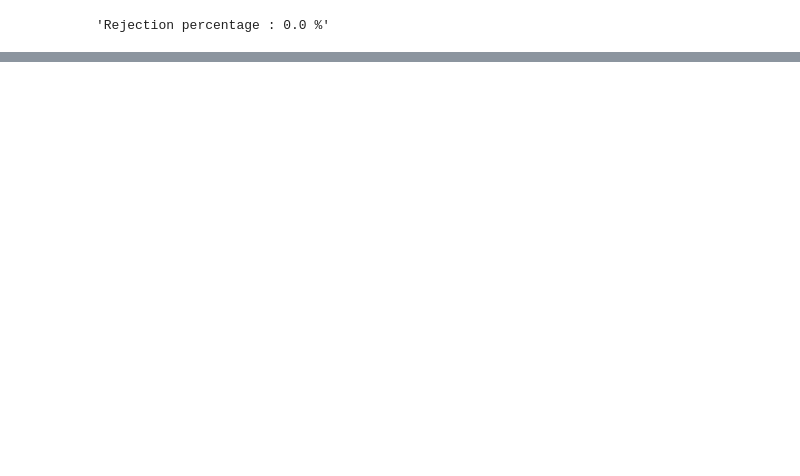
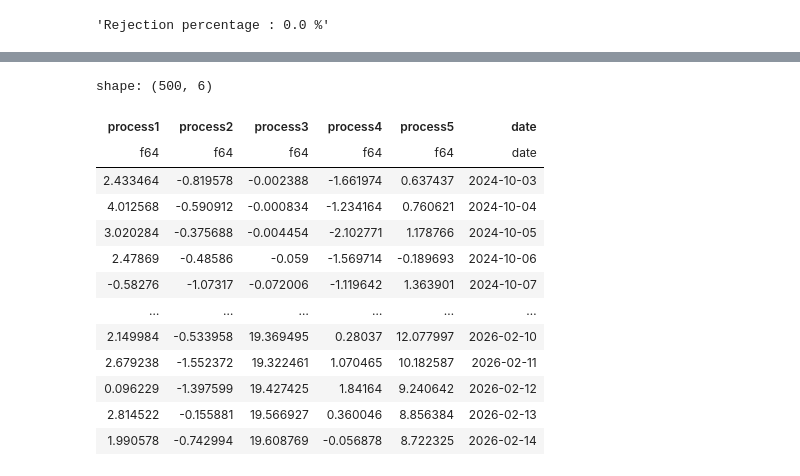
Before and after one commit to faunebl/timeseriescourse, a Jupyter notebook: lab1.ipynb, the cells around one changed output, grey strips where cells are left out. Drawn from its saved outputs; the diff is of its cells as text; code cells hidden in the pictures; blank space fills up the shorter version.

Commit message:
adding data processing

```diff
--- a/lab1.ipynb
+++ b/lab1.ipynb
@@ -68,0 +134,36 @@ f"Rejection percentage : {np.mean(lb_test[1]<0.05)*100} %"
+# %%
+data = scipy.io.loadmat(r"C:\Users\faune\timeseriescourse\session2data.mat")
+starting_date = date(2024,10,3)
+# %%
+processes = (
+    pl.DataFrame(
+        data={
+            "process1":data['process1'],
+            "process2":data['process2'],
+            "process3":data['process3'],
+            "process4":data['process4'],
+            "process5":data['process5']
+        }
+    )
+    .explode(columns="*")
+    .with_columns(
+        date = pl.date_range(starting_date, starting_date + timedelta(499))
+    )
+)
+# %%
+processes
+# %% [output]
+shape: (500, 6)
+| process1 | process2 | process3 | process4 | process5 | date |
+| f64 | f64 | f64 | f64 | f64 | date |
+| 2.433464 | -0.819578 | -0.002388 | -1.661974 | 0.637437 | 2024-10-03 |
+| 4.012568 | -0.590912 | -0.000834 | -1.234164 | 0.760621 | 2024-10-04 |
+| 3.020284 | -0.375688 | -0.004454 | -2.102771 | 1.178766 | 2024-10-05 |
+| 2.47869 | -0.48586 | -0.059 | -1.569714 | -0.189693 | 2024-10-06 |
+| -0.58276 | -1.07317 | -0.072006 | -1.119642 | 1.363901 | 2024-10-07 |
+| … | … | … | … | … | … |
+| 2.149984 | -0.533958 | 19.369495 | 0.28037 | 12.077997 | 2026-02-10 |
+| 2.679238 | -1.552372 | 19.322461 | 1.070465 | 10.182587 | 2026-02-11 |
+| 0.096229 | -1.397599 | 19.427425 | 1.84164 | 9.240642 | 2026-02-12 |
+| 2.814522 | -0.155881 | 19.566927 | 0.360046 | 8.856384 | 2026-02-13 |
+| 1.990578 | -0.742994 | 19.608769 | -0.056878 | 8.722325 | 2026-02-14 |
```
Also changed, not shown: parts of 11 cells of this notebook, 1 other file.
